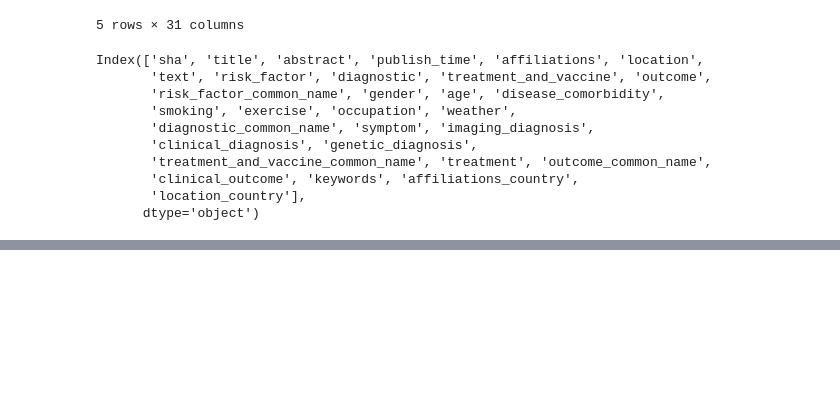
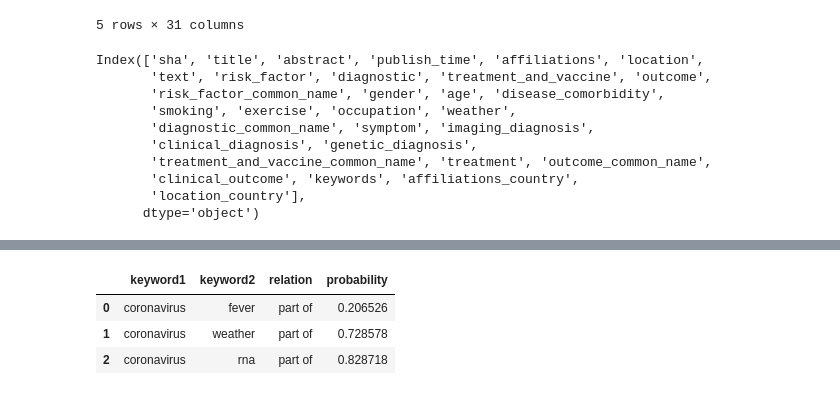
Before and after one commit to panas89/coronaBreakSuck2020, a Jupyter notebook: notebooks/main_kch_relation_extraction.ipynb, the cells around one changed output, grey strips where cells are left out. Cells and saved outputs as stored; diff of their text form; code cells hidden in the pictures; blank space fills up the shorter version.

```diff
--- a/notebooks/main_kch_relation_extraction.ipynb
+++ b/notebooks/main_kch_relation_extraction.ipynb
@@ -86,0 +110,23 @@ df.iloc[0]['abstract']
+# %%
+# ---------- Create a new dataframe to stores explicitly of all the relationship extracted
+# string to list
+rs = [ast.literal_eval(x) for x in df_r['relations'].dropna().tolist()]
+
+# flatten the arrays
+all_rs = []
+for r in rs:
+    for i in r:
+        all_rs.append(i)
+
+# format to pandas
+rs = []
+for r in all_rs:
+    rs.append([r[0], r[1], r[2][0], r[2][1]])
+df_new = pd.DataFrame(rs)
+df_new.columns = ['keyword1', 'keyword2', 'relation', 'probability']
+df_new.head(3)
+# %% [output]
+|  | keyword1 | keyword2 | relation | probability |
+| 0 | coronavirus | fever | part of | 0.206526 |
+| 1 | coronavirus | weather | part of | 0.728578 |
+| 2 | coronavirus | rna | part of | 0.828718 |
```
Also changed, not shown: parts of 16 cells of this notebook, 1 other file.
